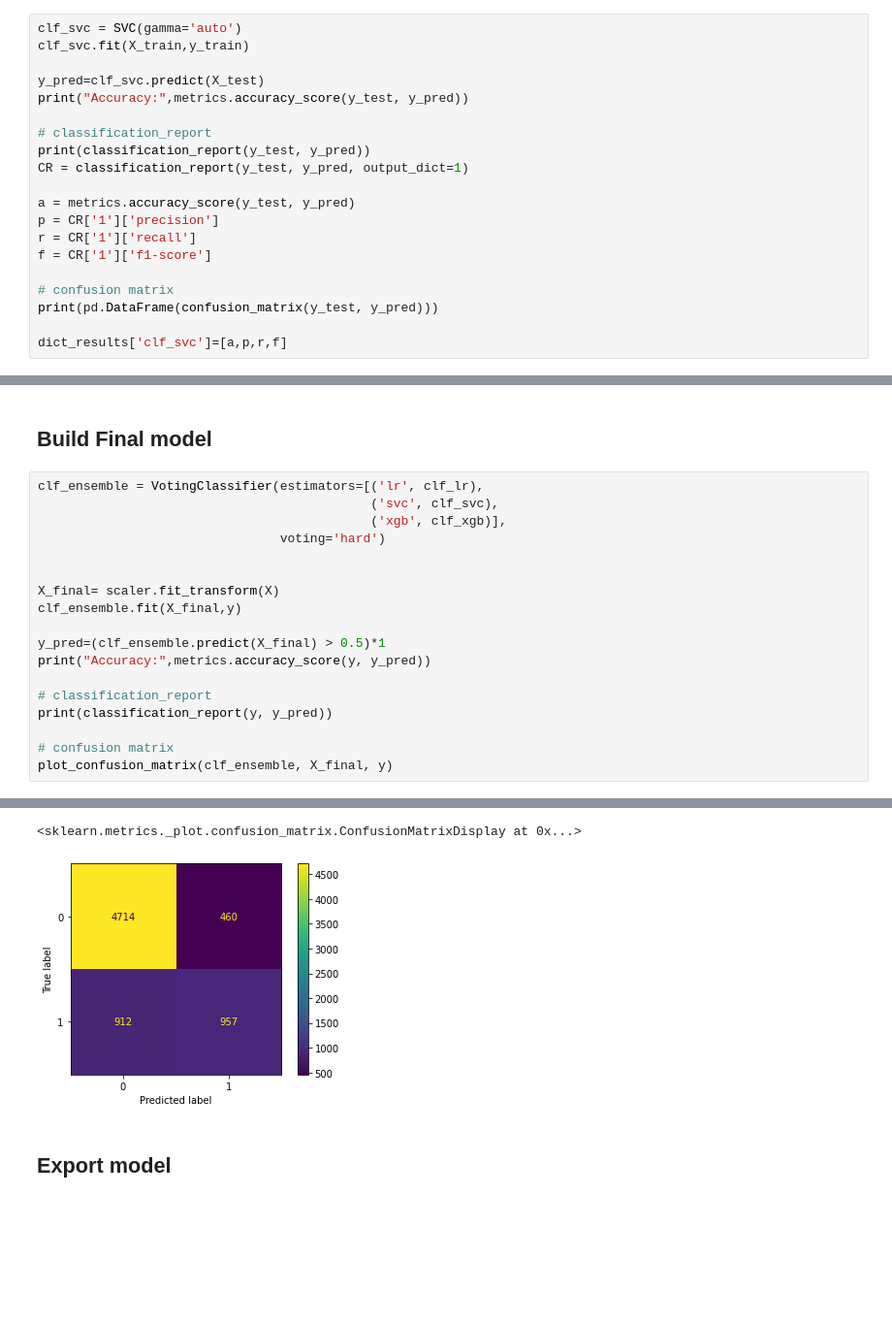
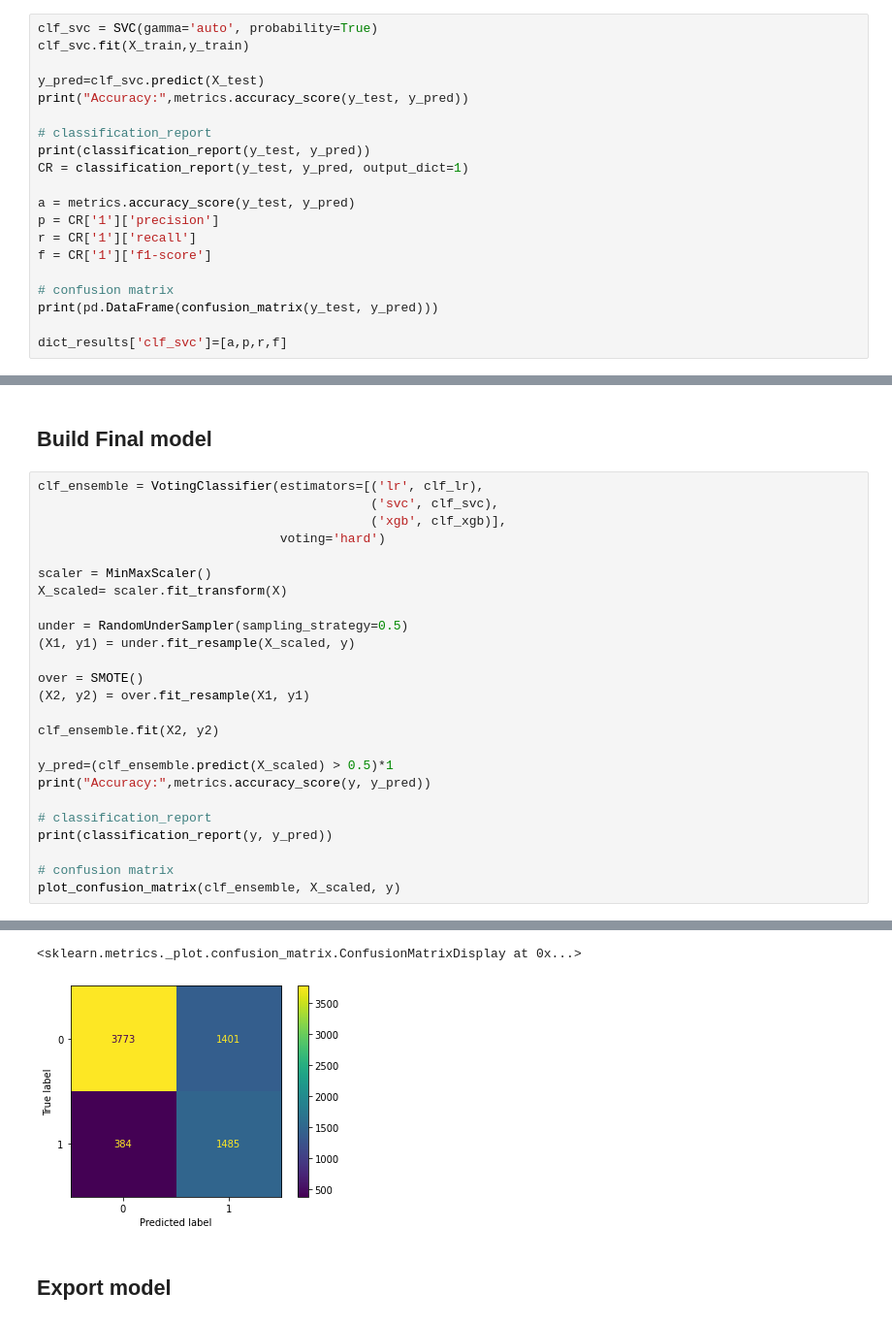
Before and after one commit to errearanhas/churn_prediction, a Jupyter notebook: eda_and_model.ipynb, the cells around one changed output, grey strips where cells are left out. Shown: that part at 97% size. Drawn from its saved outputs; the diff is of its cells as text; blank space fills up the shorter version.

```diff
--- a/eda_and_model.ipynb
+++ b/eda_and_model.ipynb
@@ -544,5 +569,5 @@ weighted avg       0.75      0.70      0.71      1409
 # %%
-clf_svc = SVC(gamma='auto')
+clf_svc = SVC(gamma='auto', probability=True)
 clf_svc.fit(X_train,y_train)
 
 y_pred=clf_svc.predict(X_test)
@@ -680,16 +721,23 @@ clf_ensemble = VotingClassifier(estimators=[('lr', clf_lr),
                                             ('xgb', clf_xgb)],
                                 voting='hard')
 
+scaler = MinMaxScaler()
+X_scaled= scaler.fit_transform(X)
 
-X_final= scaler.fit_transform(X)
-clf_ensemble.fit(X_final,y)
+under = RandomUnderSampler(sampling_strategy=0.5)
+(X1, y1) = under.fit_resample(X_scaled, y)
 
-y_pred=(clf_ensemble.predict(X_final) > 0.5)*1
+over = SMOTE()
+(X2, y2) = over.fit_resample(X1, y1)
+
+clf_ensemble.fit(X2, y2)
+
+y_pred=(clf_ensemble.predict(X_scaled) > 0.5)*1
 print("Accuracy:",metrics.accuracy_score(y, y_pred))
 
 # classification_report
 print(classification_report(y, y_pred))
 
 # confusion matrix
-plot_confusion_matrix(clf_ensemble, X_final, y)
+plot_confusion_matrix(clf_ensemble, X_scaled, y)
 # %% [output]
@@ -705,5 +753,5 @@ weighted avg       0.79      0.81      0.80      7043
 <sklearn.metrics._plot.confusion_matrix.ConfusionMatrixDisplay at 0x...>
-[figure, old version]
+[figure, new version]
 # %% [markdown]
 ## <a id="export">Export model</a>
 # %%
```
Also changed, not shown: parts of 21 cells of this notebook, 2 other files.
